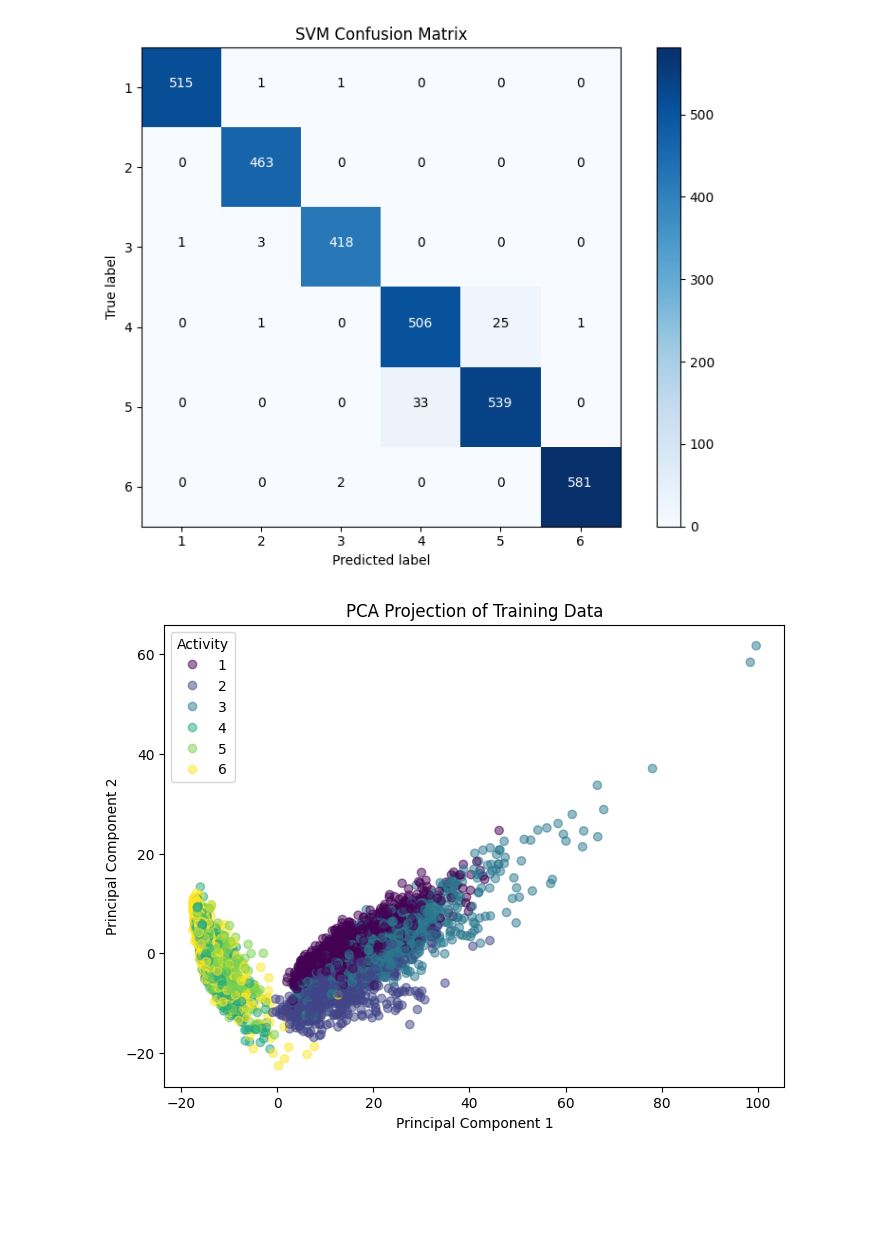
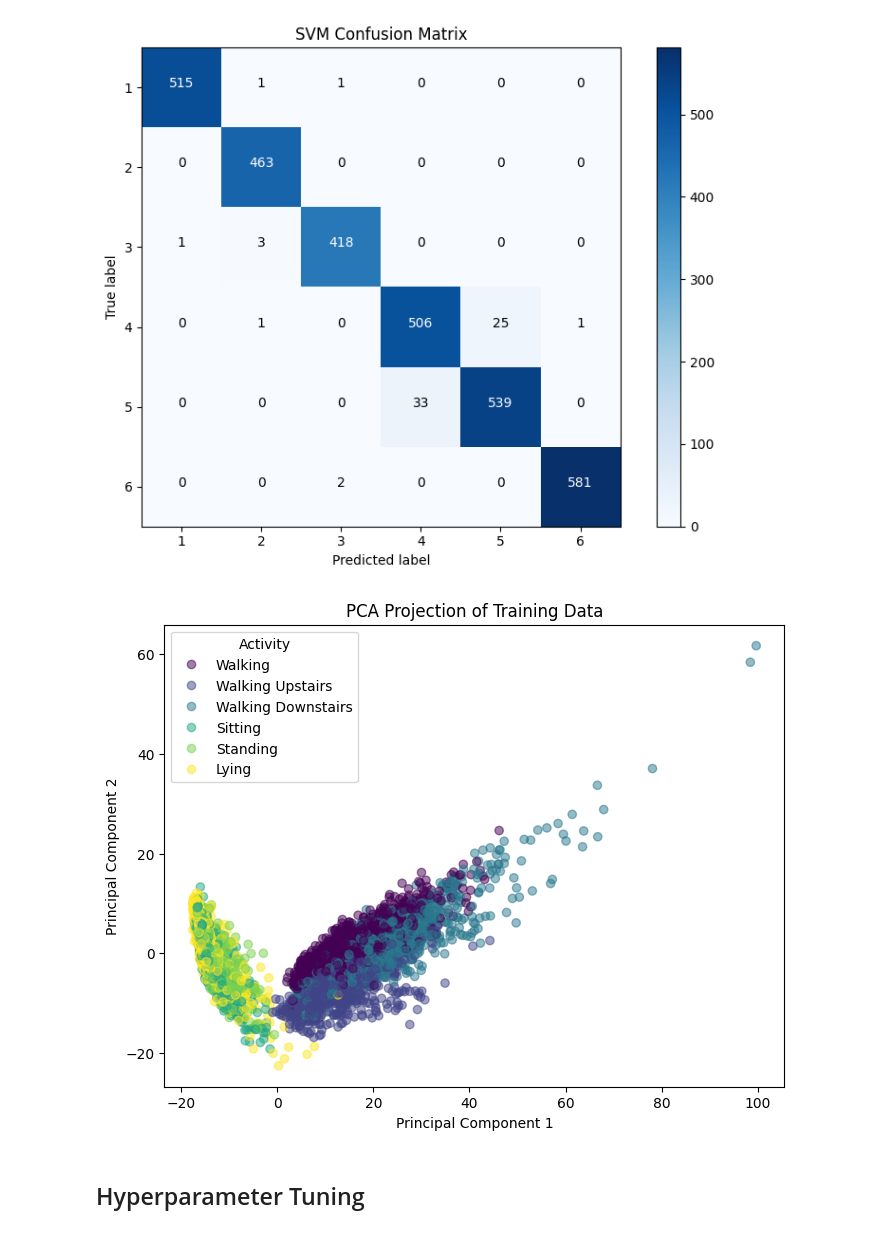
Before and after one commit to Ronan-Francis/gesture_based_ui_development, a Jupyter notebook: project1/HumanActivetyRecognition.ipynb, the cells around one changed output. Saved outputs shown, nothing was run; the diff lists cells and outputs as text; code cells hidden in the pictures; blank space fills up the shorter version.

```diff
--- a/project1/HumanActivetyRecognition.ipynb
+++ b/project1/HumanActivetyRecognition.ipynb
@@ -288,17 +291,39 @@ plt.show()
 [figure]
 # %%
 from sklearn.decomposition import PCA
+import matplotlib.pyplot as plt
+
+# Mapping from numeric labels to activity names
+activity_names = {
+    1: "Walking",
+    2: "Walking Upstairs",
+    3: "Walking Downstairs",
+    4: "Sitting",
+    5: "Standing",
+    6: "Lying"
+}
 
 # Apply PCA to reduce features to 2 components for visualization
 pca = PCA(n_components=2, random_state=seed)
 X_pca = pca.fit_transform(X_train_scaled)
 
 plt.figure(figsize=(8, 6))
 scatter = plt.scatter(X_pca[:, 0], X_pca[:, 1], c=y_train, cmap='viridis', alpha=0.5)
 plt.xlabel("Principal Component 1")
 plt.ylabel("Principal Component 2")
 plt.title("PCA Projection of Training Data")
-plt.legend(*scatter.legend_elements(), title="Activity")
+
+# Extract the handles from the scatter plot legend elements
+handles, _ = scatter.legend_elements()
+
+# Sort unique labels from the training data
+unique_labels = sorted(set(y_train))
+# Map these labels to their corresponding activity names
+legend_labels = [activity_names[label] for label in unique_labels]
+
+plt.legend(handles, legend_labels, title="Activity")
 plt.show()
 # %% [output]
-[figure, old version]
+[figure, new version]
+# %% [markdown]
+## Hyperparameter Tuning
```
Also changed, not shown: parts of 26 cells of this notebook, 1 other file.
